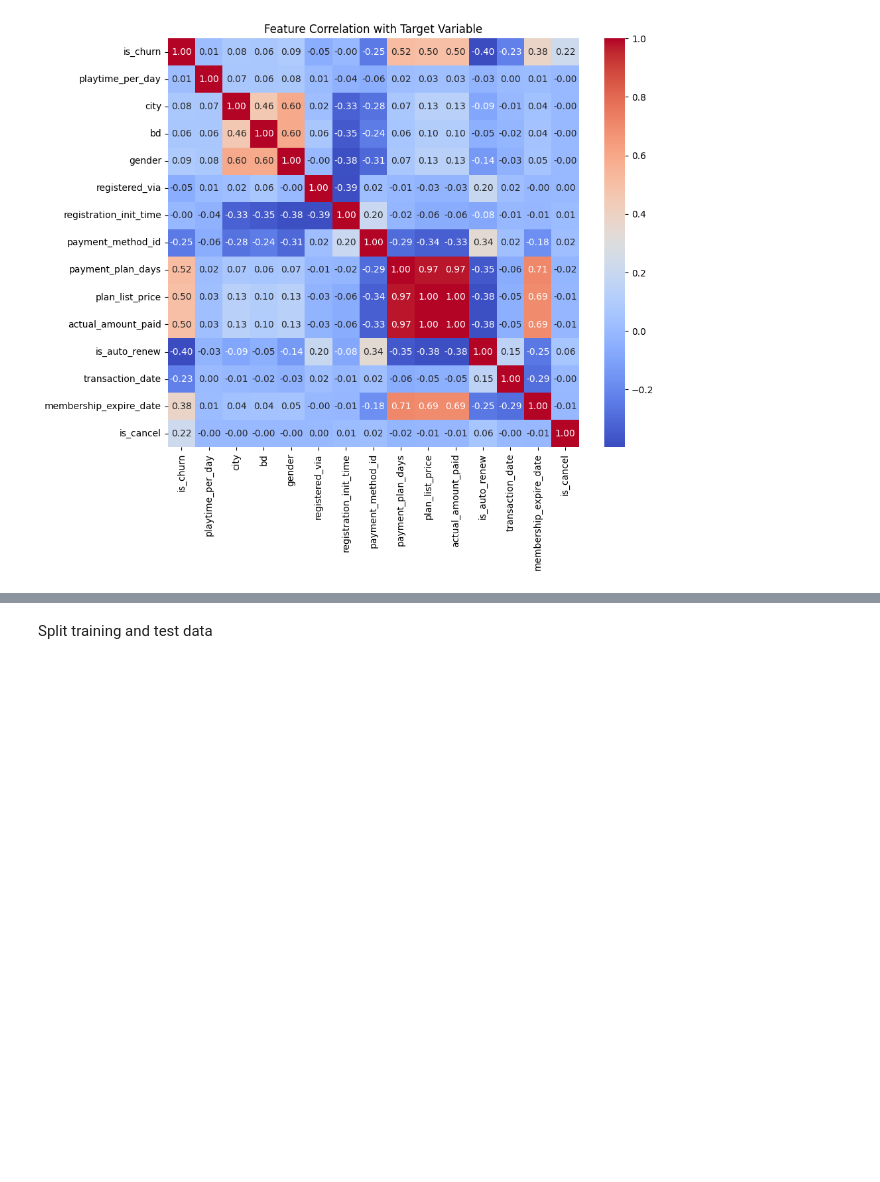
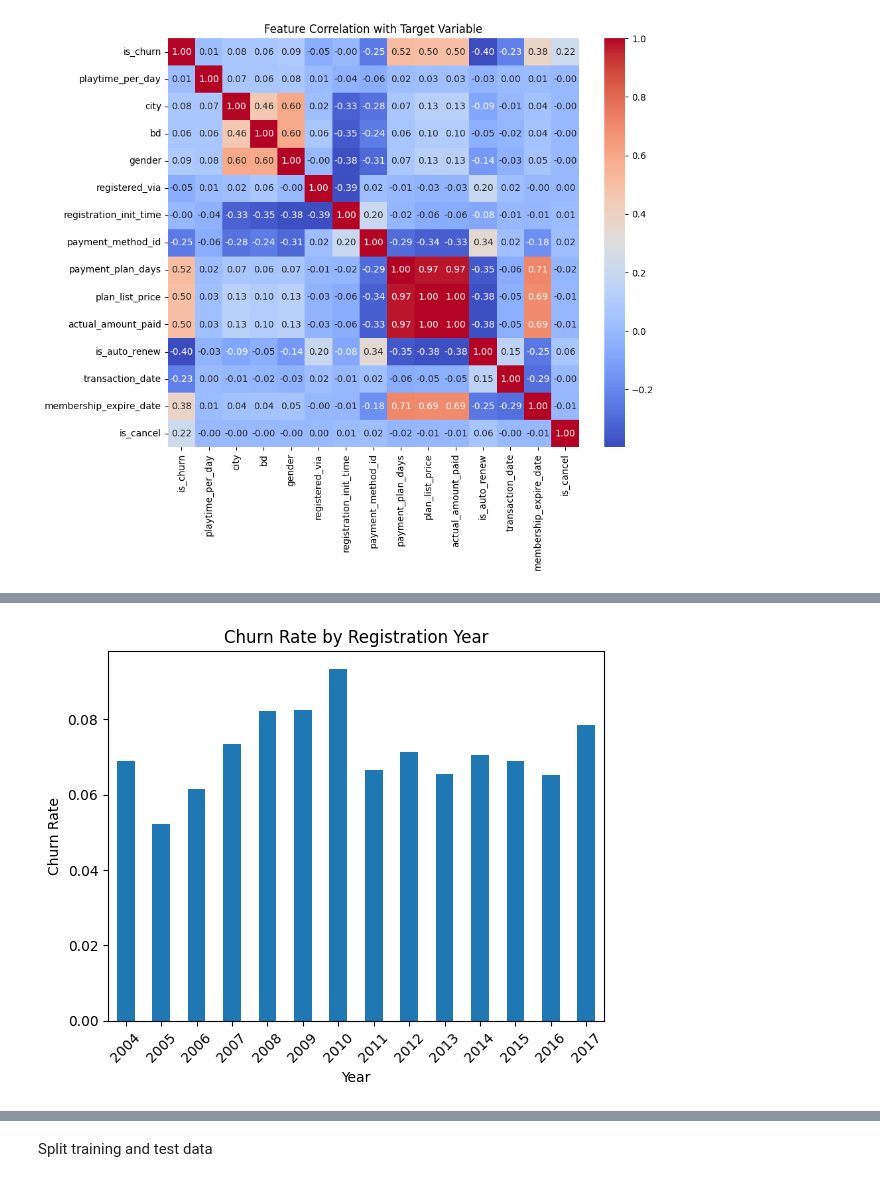
Before and after one commit to yingliu02/DATA240_Project, a Jupyter notebook: DATA240_project_models_rawdataset_and_feature_importance.ipynb, the cells around one changed output, grey strips where cells are left out. Cells and saved outputs as stored; diff of their text form; code cells hidden in the pictures; blank space fills up the shorter version.

```diff
--- a/DATA240_project_models_rawdataset_and_feature_importance.ipynb
+++ b/DATA240_project_models_rawdataset_and_feature_importance.ipynb
@@ -102,0 +129,15 @@ plt.show()
+# %%
+# Assuming registration_init_time is in the format YYYY
+churn_df['registration_year'] = pd.to_datetime(churn_df['registration_init_time'], format='%Y')
+
+# Group by registration year and calculate churn rate
+churn_over_years = churn_df.groupby(churn_df['registration_year'].dt.year)['is_churn'].mean()
+
+churn_over_years.plot(kind='bar')
+plt.title('Churn Rate by Registration Year')
+plt.xlabel('Year')
+plt.ylabel('Churn Rate')
+plt.xticks(rotation=45)  # Rotate the x-axis labels for better readability
+plt.show()
+# %% [output]
+[figure, added]
```
Also changed, not shown: parts of 20 cells of this notebook.
